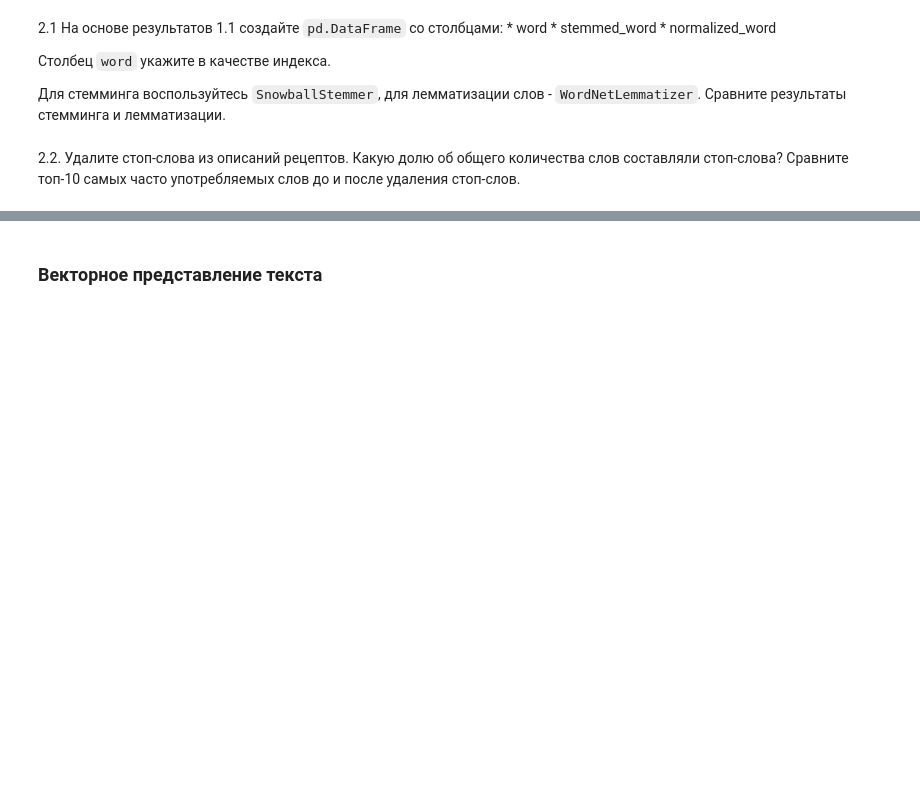
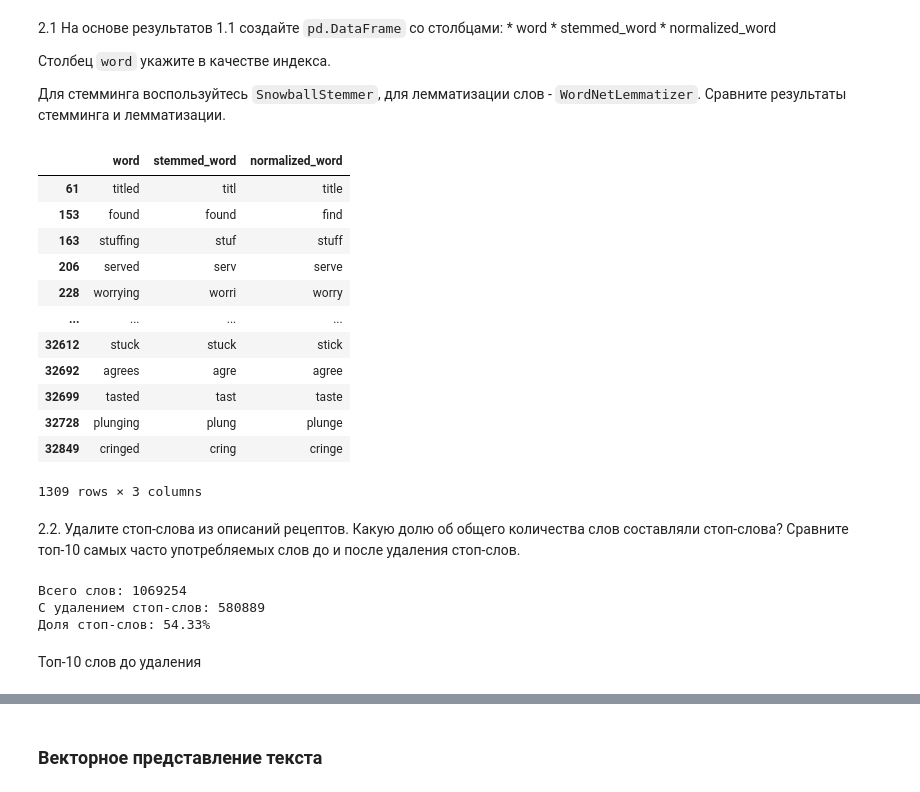
Before and after one commit to GeorgiyDemo/FA, a Jupyter notebook: Course III/TOBD/09_string_2/09_string_2_Деменчук_Георгий.ipynb, the cells around one changed output, grey strips where cells are left out. Drawn from its saved outputs; the diff is of its cells as text; code cells hidden in the pictures; blank space fills up the shorter version.

```diff
--- a/Course III/TOBD/09_string_2/09_string_2_Деменчук_Георгий.ipynb
+++ b/Course III/TOBD/09_string_2/09_string_2_Деменчук_Георгий.ipynb
@@ -169,9 +169,15 @@ preprocessed_descriptions
 | 29999 | 29999 | cookies by design cookies on a stick | ive heard of the cookies by desig... |
 30000 rows × 3 columns
 # %%
+words_set = set()
+words_list = list()
 words = [word_tokenize(item) for item in preprocessed_descriptions["preprocessed_descriptions"].to_list() if isinstance(item, str)]
-for word in words:
-    print(word)
+
+[[words_set.add(x) for x in item] for item in words]
+[[words_list.append(x) for x in item] for item in words]
+
+for item in words:
+    print(item)
 #for item in preprocessed_descriptions["preprocessed_descriptions"].to_list():
 #    print(type(item))
 # %% [output]
@@ -216,5 +262,30 @@ NotebookApp.rate_limit_window=3.0 (secs)
 Столбец `word` укажите в качестве индекса.
 
 Для стемминга воспользуйтесь `SnowballStemmer`, для лемматизации слов - `WordNetLemmatizer`. Сравните результаты стемминга и лемматизации.
+# %%
+from nltk.stem import WordNetLemmatizer, SnowballStemmer
+
+lemmatizer = WordNetLemmatizer()
+stemmer = SnowballStemmer('english')
+# %%
+words_df = pd.DataFrame(words_set)
+words_df.columns = ['word']
+words_df['stemmed_word'] = words_df.apply(lambda x: stemmer.stem(x["word"]), axis=1)
+words_df['normalized_word'] = words_df.apply(lambda x: lemmatizer.lemmatize(x["word"], "v"), axis=1)
+words_df[(words_df["word"] != words_df["normalized_word"]) & (words_df["stemmed_word"] != words_df["normalized_word"])]
+# %% [output]
+|  | word | stemmed_word | normalized_word |
+| 61 | titled | titl | title |
+| 153 | found | found | find |
+| 163 | stuffing | stuf | stuff |
+| 206 | served | serv | serve |
+| 228 | worrying | worri | worry |
+| ... | ... | ... | ... |
+| 32612 | stuck | stuck | stick |
+| 32692 | agrees | agre | agree |
+| 32699 | tasted | tast | taste |
+| 32728 | plunging | plung | plunge |
+| 32849 | cringed | cring | cringe |
+1309 rows × 3 columns
 # %% [markdown]
 2.2. Удалите стоп-слова из описаний рецептов. Какую долю об общего количества слов составляли стоп-слова? Сравните топ-10 самых часто употребляемых слов до и после удаления стоп-слов.
@@ -220,0 +299,10 @@ NotebookApp.rate_limit_window=3.0 (secs)
+# %%
+words_filtered = [item for item in words_list if item not in stopwords_set]
+diff = round(len(words_filtered)/len(words_list)*100,2)
+print(f"Всего слов: {len(words_list)}\nС удалением стоп-слов: {len(words_filtered)}\nДоля стоп-слов: {diff}%")
+# %% [output]
+Всего слов: 1069254
+С удалением стоп-слов: 580889
+Доля стоп-слов: 54.33%
+# %% [markdown]
+Топ-10 слов до удаления
```
Also changed, not shown: parts of 35 cells of this notebook, 3 other files.
